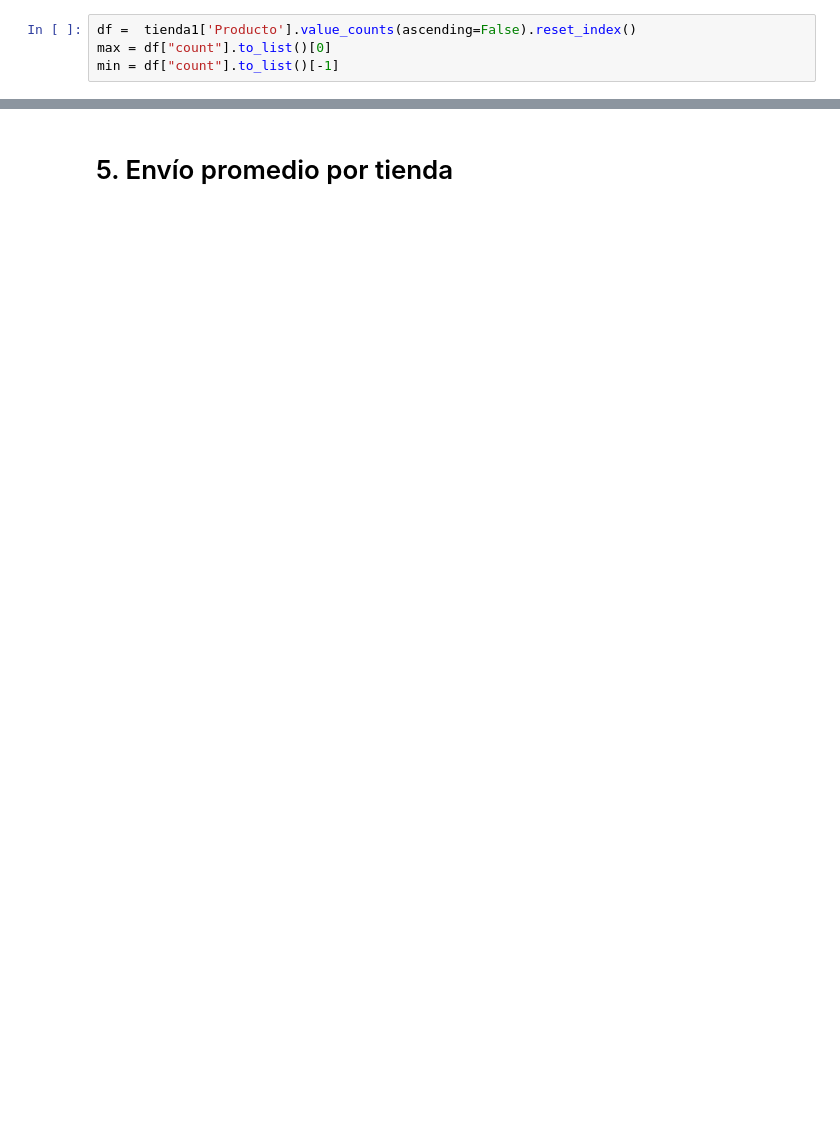
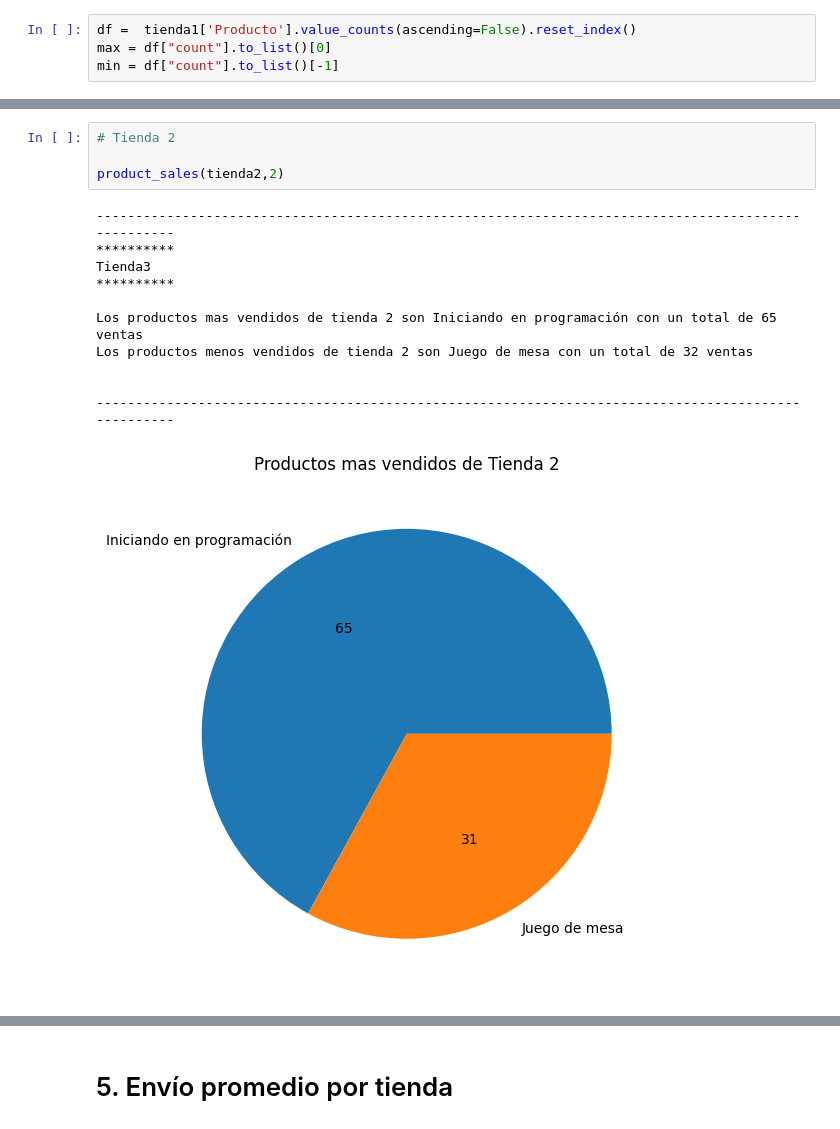
Before and after one commit to MartinFerrari5/challenge1-data-science-latam, a Jupyter notebook: AluraStoreLatam.ipynb, the cells around one changed output, grey strips where cells are left out. Drawn from its saved outputs; the diff is of its cells as text; blank space fills up the shorter version.

```diff
--- a/AluraStoreLatam.ipynb
+++ b/AluraStoreLatam.ipynb
@@ -219,0 +225,16 @@ Los productos menos vendidos de tienda 4 son Guitarra eléctrica con un total de
+# %%
+# Tienda 2
+
+product_sales(tienda2,2)
+# %% [output]
+----------------------------------------------------------------------------------------------------
+**********
+Tienda3
+**********
+
+Los productos mas vendidos de tienda 2 son Iniciando en programación con un total de 65 ventas
+Los productos menos vendidos de tienda 2 son Juego de mesa con un total de 32 ventas
+
+
+----------------------------------------------------------------------------------------------------
+[figure, added]
```
Also changed, not shown: parts of 10 cells of this notebook.
